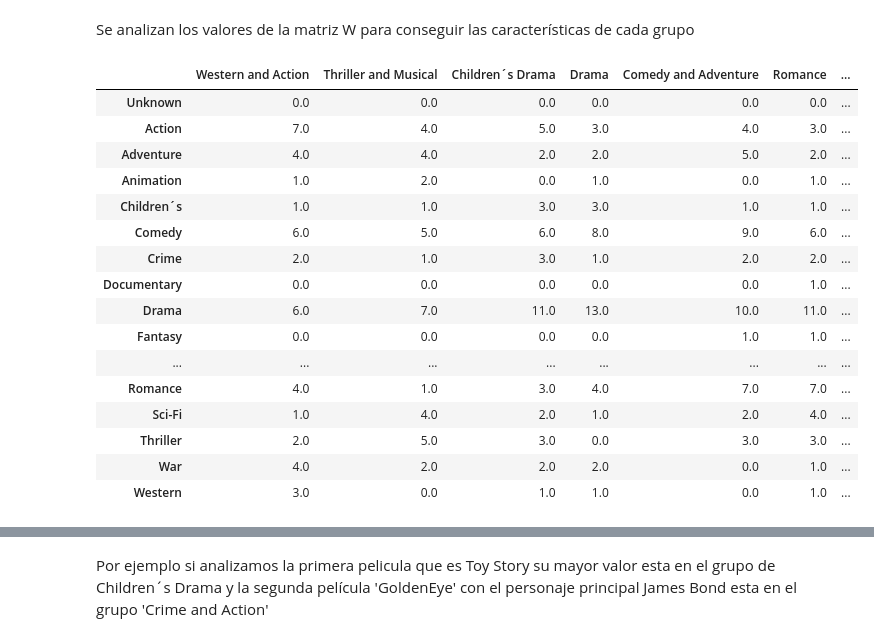
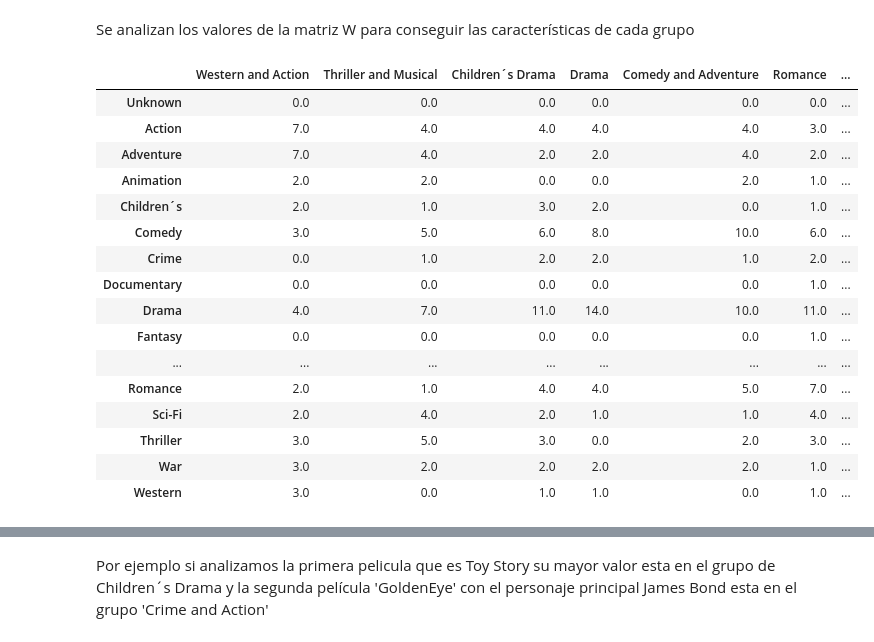
Before and after one commit to Santiago1325/Unsupervised-Learning, a Jupyter notebook: Proyecto 3 Unsupervised Learning.ipynb, the cells around one changed output, grey strips where cells are left out. Saved outputs shown, nothing was run; the diff lists cells and outputs as text; code cells hidden in the pictures.

```diff
--- a/Proyecto 3 Unsupervised Learning.ipynb
+++ b/Proyecto 3 Unsupervised Learning.ipynb
@@ -251,39 +251,39 @@ Se analizan los valores de la matriz W para conseguir las características de ca
 # %%
 Nombres = np.zeros((19,len(W.columns)))
 
 for u in range(len(W.columns)):
-    maximos = W[str(u+1)].nlargest(20)
+    maximos = W.iloc[:,u].nlargest(20)
     indices = [int(x) for x in maximos.index.array]
     generos  = movies_info.iloc[indices,2:].sum(0)
     for i in range(len(generos)):
         Nombres[i][u] = generos[i]
 Nombres
 
 M2 = pd.DataFrame(Nombres, columns = [str(x) for x in range(1,len(W.columns)+1)])
 M2.index = ['Unknown','Action','Adventure','Animation','Children´s','Comedy','Crime' ,'Documentary','Drama ',
 'Fantasy','Film-Noir','Horror','Musical','Mystery','Romance','Sci-Fi','Thriller','War','Western']
 
 
 M2.columns = ['Western and Action','Thriller and Musical','Children´s Drama','Drama','Comedy and Adventure','Romance','Film-noir and War','Sci-fi and Thriller','Crime and Action']
 
 M2
 # %% [output]
 |  | Western and Action | Thriller and Musical | Children´s Drama | Drama | Comedy and Adventure | Romance | ... |
 | Unknown | 0.0 | 0.0 | 0.0 | 0.0 | 0.0 | 0.0 | ... |
-| Action | 7.0 | 4.0 | 5.0 | 3.0 | 4.0 | 3.0 | ... |
-| Adventure | 4.0 | 4.0 | 2.0 | 2.0 | 5.0 | 2.0 | ... |
-| Animation | 1.0 | 2.0 | 0.0 | 1.0 | 0.0 | 1.0 | ... |
-| Children´s | 1.0 | 1.0 | 3.0 | 3.0 | 1.0 | 1.0 | ... |
-| Comedy | 6.0 | 5.0 | 6.0 | 8.0 | 9.0 | 6.0 | ... |
-| Crime | 2.0 | 1.0 | 3.0 | 1.0 | 2.0 | 2.0 | ... |
+| Action | 7.0 | 4.0 | 4.0 | 4.0 | 4.0 | 3.0 | ... |
+| Adventure | 7.0 | 4.0 | 2.0 | 2.0 | 4.0 | 2.0 | ... |
+| Animation | 2.0 | 2.0 | 0.0 | 0.0 | 2.0 | 1.0 | ... |
+| Children´s | 2.0 | 1.0 | 3.0 | 2.0 | 0.0 | 1.0 | ... |
+| Comedy | 3.0 | 5.0 | 6.0 | 8.0 | 10.0 | 6.0 | ... |
+| Crime | 0.0 | 1.0 | 2.0 | 2.0 | 1.0 | 2.0 | ... |
 | Documentary | 0.0 | 0.0 | 0.0 | 0.0 | 0.0 | 1.0 | ... |
-| Drama | 6.0 | 7.0 | 11.0 | 13.0 | 10.0 | 11.0 | ... |
-| Fantasy | 0.0 | 0.0 | 0.0 | 0.0 | 1.0 | 1.0 | ... |
+| Drama | 4.0 | 7.0 | 11.0 | 14.0 | 10.0 | 11.0 | ... |
+| Fantasy | 0.0 | 0.0 | 0.0 | 0.0 | 0.0 | 1.0 | ... |
 | ... | ... | ... | ... | ... | ... | ... | ... |
-| Romance | 4.0 | 1.0 | 3.0 | 4.0 | 7.0 | 7.0 | ... |
-| Sci-Fi | 1.0 | 4.0 | 2.0 | 1.0 | 2.0 | 4.0 | ... |
-| Thriller | 2.0 | 5.0 | 3.0 | 0.0 | 3.0 | 3.0 | ... |
-| War | 4.0 | 2.0 | 2.0 | 2.0 | 0.0 | 1.0 | ... |
+| Romance | 2.0 | 1.0 | 4.0 | 4.0 | 5.0 | 7.0 | ... |
+| Sci-Fi | 2.0 | 4.0 | 2.0 | 1.0 | 1.0 | 4.0 | ... |
+| Thriller | 3.0 | 5.0 | 3.0 | 0.0 | 2.0 | 3.0 | ... |
+| War | 3.0 | 2.0 | 2.0 | 2.0 | 2.0 | 1.0 | ... |
 | Western | 3.0 | 0.0 | 1.0 | 1.0 | 0.0 | 1.0 | ... |
 # %%
 W.columns = ['Western and Action','Thriller and Musical','Children´s Drama','Drama','Comedy and Adventure','Romance','Film-noir and War','Sci-fi and Thriller','Crime and Action']
```
Also changed, not shown: parts of 22 cells of this notebook.
